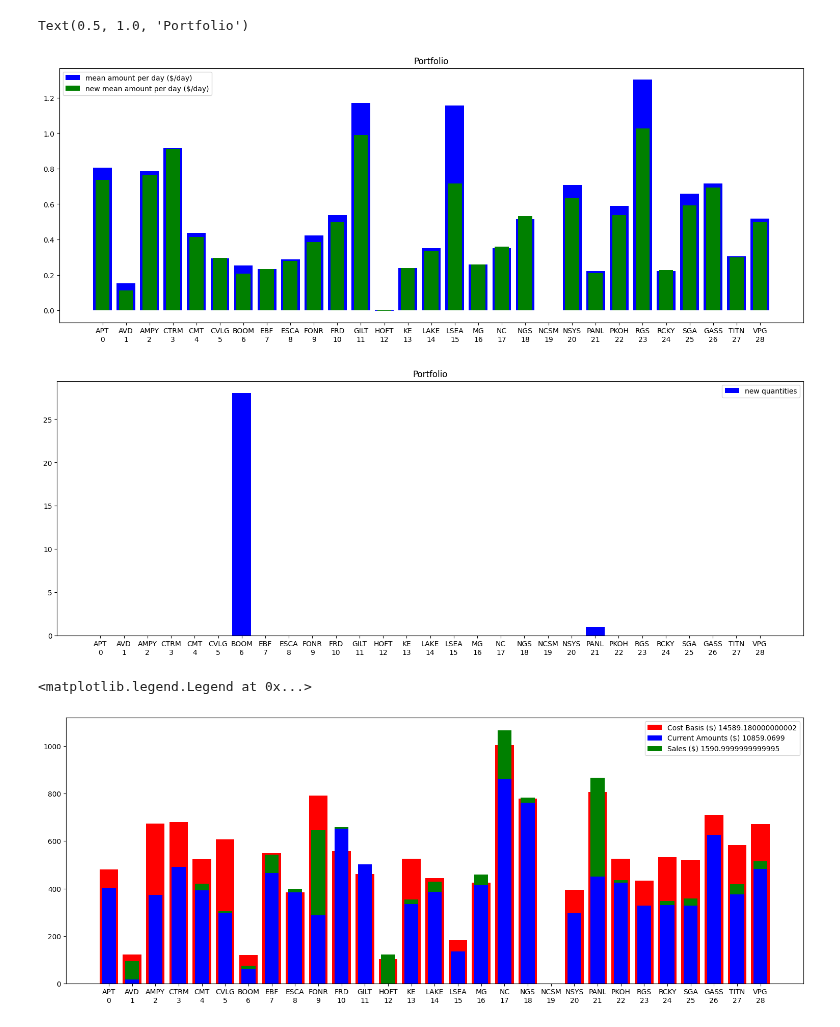
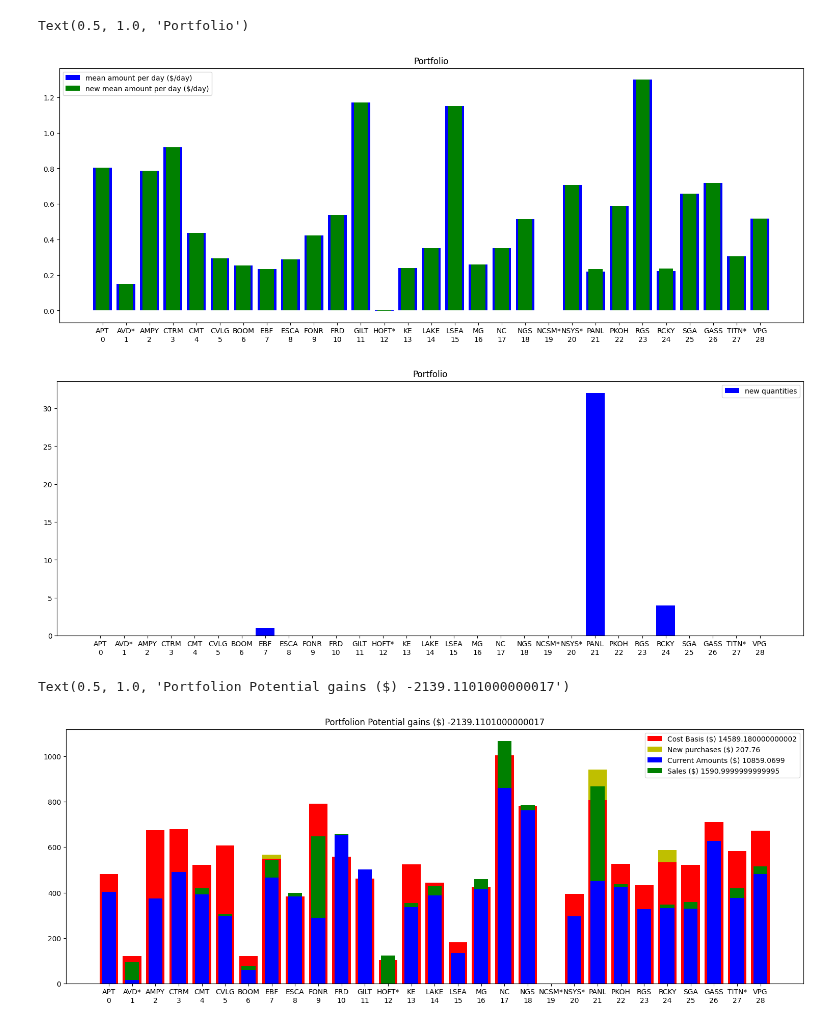
Before and after one commit to rickshilling/shadowPortfolio, a Jupyter notebook: AllocatePortfolio.ipynb, the cells around one changed output. Drawn from its saved outputs; the diff is of its cells as text; code cells hidden in the pictures.

```diff
--- a/AllocatePortfolio.ipynb
+++ b/AllocatePortfolio.ipynb
@@ -13,5 +13,5 @@ shadow_transactions = set_mean_amount_per_day(shadow_transactions, reference_dat
 shadow_transactions = set_current_total_value_and_cost_basis_and_sales(shadow_transactions)
 shadow_transactions = set_good_standing(shadow_transactions, stocks_to_exclude=['NCSM'])
 new_date = date.today() + timedelta(days=0)
-shadow_transactions = minimize_variance_of_new_mean_amount_per_day(shadow_transactions, new_date)
+shadow_transactions = minimize_variance_of_new_mean_amount_per_day(shadow_transactions, new_date, limit=200)
 # %% [output]
@@ -19,58 +35,61 @@ IndexError: list index out of range
 # %%
 stock_indices = np.array(range(shadow_transactions['num_stocks']))
 mean_amount_per_day = shadow_transactions['mean_amount_per_day']
 new_mean_amount_per_day = shadow_transactions['new_mean_amount_per_day']
 new_transaction_quantities = shadow_transactions['new_transaction_quantities']
 width = 0.8
 x_Holding = [i+0.5*width for i in stock_indices]
 fig, ax = plt.subplots(figsize=(15, 5.7), layout='constrained')
 ax.bar(x_Holding, mean_amount_per_day, label='mean amount per day ($/day)', color = 'b')
 ax.bar(x_Holding, new_mean_amount_per_day,  width=0.75*width, label='new mean amount per day ($/day)', color = 'g')
 xtickers = []
 for i in range(shadow_transactions['num_stocks']):
-    ticker_symbol = shadow_transactions['ticker'][i] + '\n'  + str(i)
+    if shadow_transactions['good_standing'][i] == 0:
+        star = '*'
+    else:
+        star = ''
+    ticker_symbol = shadow_transactions['ticker'][i] + star + '\n'  + str(i)
     xtickers.append(ticker_symbol)
 plt.xticks(stock_indices+width/2, xtickers)
 ax.legend()
 plt.title('Portfolio')
 
 fig, ax = plt.subplots(figsize=(15, 5.7), layout='constrained')
 ax.bar(x_Holding, new_transaction_quantities, label='new quantities', color = 'b')
 plt.xticks(stock_indices+width/2, xtickers)
 ax.legend()
 plt.title('Portfolio')
 # %% [output]
 Text(0.5, 1.0, 'Portfolio')
-[figure, old version]
+[figure, new version]
-[figure, old version]
+[figure, new version]
 # %%
-fig, ax = plt.subplots(figsize=(15, 5.7), layout='constrained')
-
 cost_basis = np.array(list(shadow_transactions['cost_basis'].values()))
 sales = -np.array(list(shadow_transactions['sales'].values()))
 current_total_value = np.array(list(shadow_transactions['current_total_value'].values()))
+new_purchases = shadow_transactions['new_transaction_quantities'] * shadow_transactions['CurrentPrice($)']
 total_cost_basis = sum(cost_basis)
 total_sales = sum(sales)
 total_current_amount = sum(current_total_value)
+total_new_purchases = sum(new_purchases)
+total_potential_gains = total_current_amount + total_sales - total_cost_basis
 
-# total_new_amount = -np.round(np.sum(shadow_transactions['new_amount']))
-# net_profit = total_current_amount + total_sales - total_cost_basis
 cost_basis_label = 'Cost Basis ($) ' + str(total_cost_basis)
 sales_label = 'Sales ($) ' + str(total_sales)
 current_amount_label = 'Current Amounts ($) ' + str(total_current_amount)
-# new_amount_label = 'New amounts ($) ' + str(total_new_amount)
+new_purchase_label = 'New purchases ($) ' + str(total_new_purchases)
+potential_gains_label = 'Potential gains ($) ' + str(total_potential_gains)
 
-# set_current_total_value_and_cost_basis_and_sales
-
+fig, ax = plt.subplots(figsize=(15, 5.7), layout='constrained')
 ax.bar(x_Holding, height=cost_basis, width=width, label=cost_basis_label, color = 'r')
+ax.bar(x_Holding, height=new_purchases, bottom=cost_basis, width=width, label=new_purchase_label, color = 'y')
 ax.bar(x_Holding, height=current_total_value, width=0.75*width, label=current_amount_label, color = 'b')
 ax.bar(x_Holding, height=sales, bottom=current_total_value, width=0.75*width, label=sales_label, color = 'g')
 
-# ax.bar(x_Holding, height=-np.squeeze(shadow_transactions["new_amount"]) , bottom=-np.squeeze(shadow_transactions['total_cost_basis']), label=new_amount_label, color = 'y')
 plt.xticks(stock_indices+width/2, xtickers)
 ax.legend()
-# title_string = 'Portfolio: Net Profit = $' + str(net_profit)
-# plt.title(title_string)
+title_label = 'Portfolion ' + potential_gains_label
+plt.title(title_label)
 # %% [output]
-<matplotlib.legend.Legend at 0x...>
+Text(0.5, 1.0, 'Portfolion Potential gains ($) -2139.1101000000017')
-[figure, old version]
+[figure, new version]
```
Also changed, not shown: parts of 2 cells of this notebook, 2 other files.
